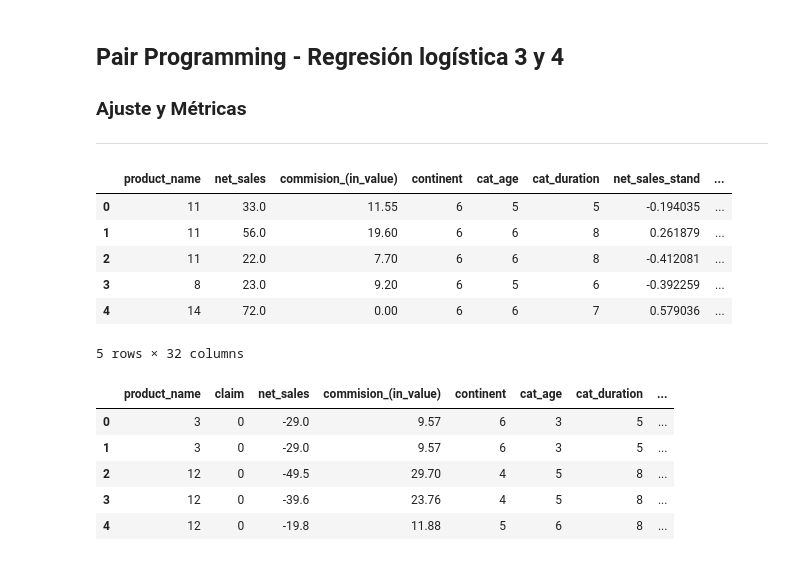
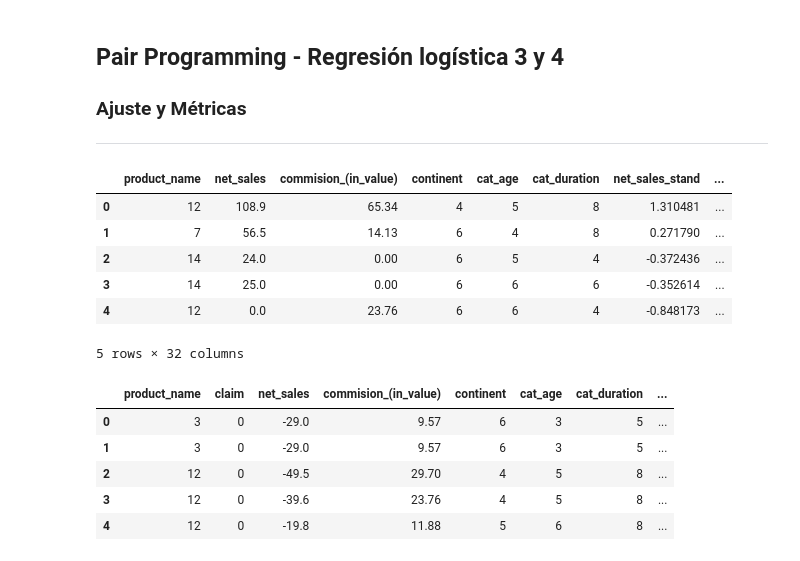
Before and after one commit to Adalab/DA-promo-c-modulo-3-sprint-1-Mina-Mai, a Jupyter notebook: Regresion_logistica/pp_regresion_logistica_3_&_4.ipynb, the cells around one changed output. Saved outputs shown, nothing was run; the diff lists cells and outputs as text; code cells hidden in the pictures.

```diff
--- a/Regresion_logistica/pp_regresion_logistica_3_&_4.ipynb
+++ b/Regresion_logistica/pp_regresion_logistica_3_&_4.ipynb
@@ -25,15 +25,15 @@ from sklearn.metrics import confusion_matrix, accuracy_score, precision_score, r
 import warnings
 warnings.filterwarnings('ignore')
 # %%
-df = pd.read_csv('../archivos/travel_balanceado.csv', index_col=0)
+df = pd.read_csv('../archivos/travel_balanceado_sin_dupl.csv', index_col=0)
 df.head()
 # %% [output]
 |  | product_name | net_sales | commision_(in_value) | continent | cat_age | cat_duration | net_sales_stand | ... |
-| 0 | 11 | 33.0 | 11.55 | 6 | 5 | 5 | -0.194035 | ... |
-| 1 | 11 | 56.0 | 19.60 | 6 | 6 | 8 | 0.261879 | ... |
-| 2 | 11 | 22.0 | 7.70 | 6 | 6 | 8 | -0.412081 | ... |
-| 3 | 8 | 23.0 | 9.20 | 6 | 5 | 6 | -0.392259 | ... |
-| 4 | 14 | 72.0 | 0.00 | 6 | 6 | 7 | 0.579036 | ... |
+| 0 | 12 | 108.9 | 65.34 | 4 | 5 | 8 | 1.310481 | ... |
+| 1 | 7 | 56.5 | 14.13 | 6 | 4 | 8 | 0.271790 | ... |
+| 2 | 14 | 24.0 | 0.00 | 6 | 5 | 4 | -0.372436 | ... |
+| 3 | 14 | 25.0 | 0.00 | 6 | 6 | 6 | -0.352614 | ... |
+| 4 | 12 | 0.0 | 23.76 | 6 | 6 | 4 | -0.848173 | ... |
 5 rows × 32 columns
 # %%
 df_2 = pd.read_csv('../archivos/travel_enco_stand_sin_balanceo.csv', index_col=0)
```
Also changed, not shown: parts of 19 cells of this notebook, 12 other files.
